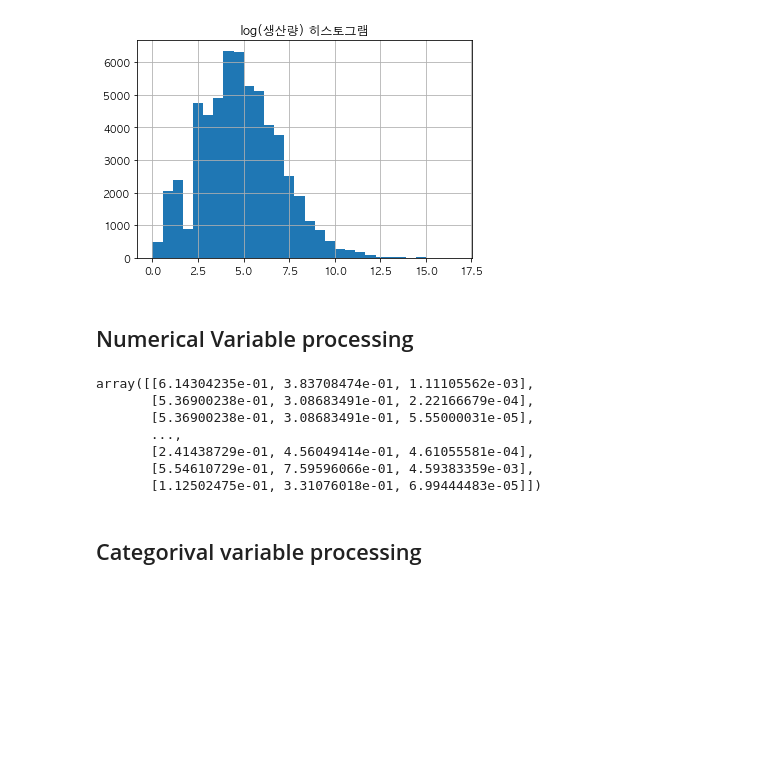
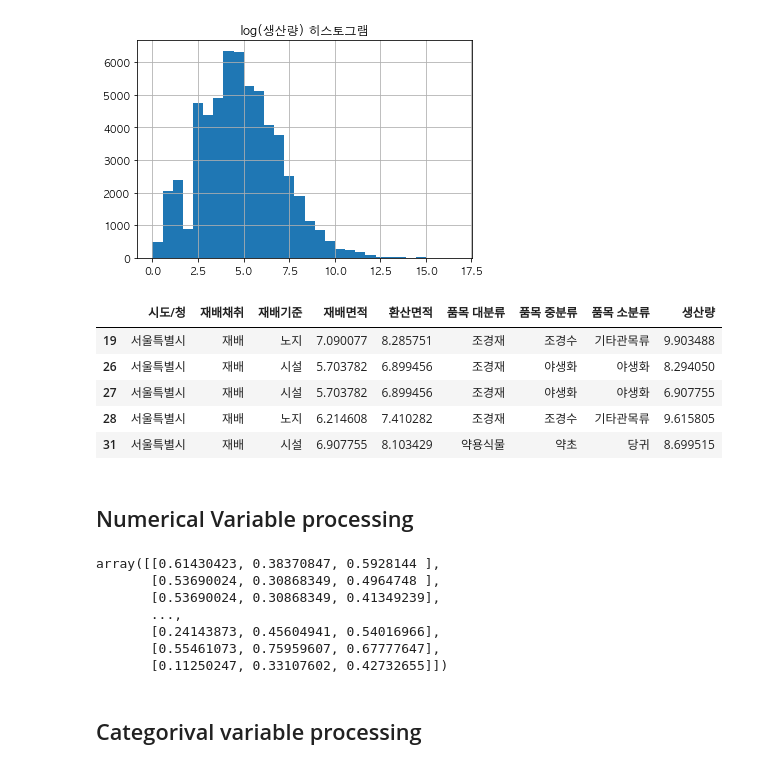
Before and after one commit to kimsunghun00/k-forest, a Jupyter notebook: K-Forest.ipynb, the cells around one changed output. Cells and saved outputs as stored; diff of their text form; code cells hidden in the pictures; blank space fills up the shorter version.

```diff
--- a/K-Forest.ipynb
+++ b/K-Forest.ipynb
@@ -241,6 +241,16 @@ plt.show()
 # %% [output]
 [figure]
 [figure]
+# %%
+data['생산량'] = np.log(data['생산량'].astype(float))
+data.head()
+# %% [output]
+|  | 시도/청 | 재배채취 | 재배기준 | 재배면적 | 환산면적 | 품목 대분류 | 품목 중분류 | 품목 소분류 | 생산량 |
+| 19 | 서울특별시 | 재배 | 노지 | 7.090077 | 8.285751 | 조경재 | 조경수 | 기타관목류 | 9.903488 |
+| 26 | 서울특별시 | 재배 | 시설 | 5.703782 | 6.899456 | 조경재 | 야생화 | 야생화 | 8.294050 |
+| 27 | 서울특별시 | 재배 | 시설 | 5.703782 | 6.899456 | 조경재 | 야생화 | 야생화 | 6.907755 |
+| 28 | 서울특별시 | 재배 | 노지 | 6.214608 | 7.410282 | 조경재 | 조경수 | 기타관목류 | 9.615805 |
+| 31 | 서울특별시 | 재배 | 시설 | 6.907755 | 8.103429 | 약용식물 | 약초 | 당귀 | 8.699515 |
 # %% [markdown]
 ## Numerical Variable processing
 # %%
@@ -250,13 +260,13 @@ minmax_scaler = MinMaxScaler()
 scaled = minmax_scaler.fit_transform(data.loc[:, ['재배면적', '환산면적', '생산량']])
 scaled
 # %% [output]
-array([[6.14304235e-01, 3.83708474e-01, 1.11105562e-03],
-       [5.36900238e-01, 3.08683491e-01, 2.22166679e-04],
-       [5.36900238e-01, 3.08683491e-01, 5.55000031e-05],
+array([[0.61430423, 0.38370847, 0.5928144 ],
+       [0.53690024, 0.30868349, 0.4964748 ],
+       [0.53690024, 0.30868349, 0.41349239],
        ...,
-       [2.41438729e-01, 4.56049414e-01, 4.61055581e-04],
-       [5.54610729e-01, 7.59596066e-01, 4.59383359e-03],
-       [1.12502475e-01, 3.31076018e-01, 6.99444483e-05]])
+       [0.24143873, 0.45604941, 0.54016966],
+       [0.55461073, 0.75959607, 0.67777647],
+       [0.11250247, 0.33107602, 0.42732655]])
 # %% [markdown]
 ## Categorival variable processing
 # %%
```
Also changed, not shown: parts of 17 cells of this notebook.
